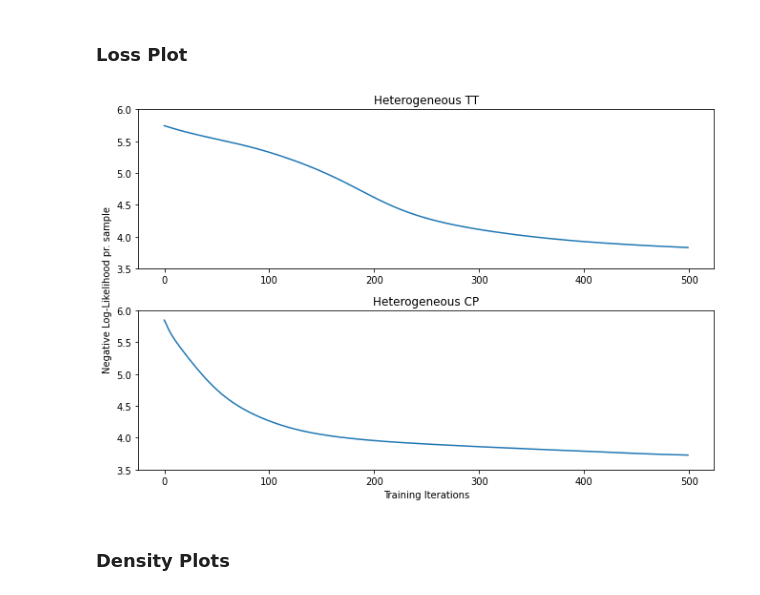
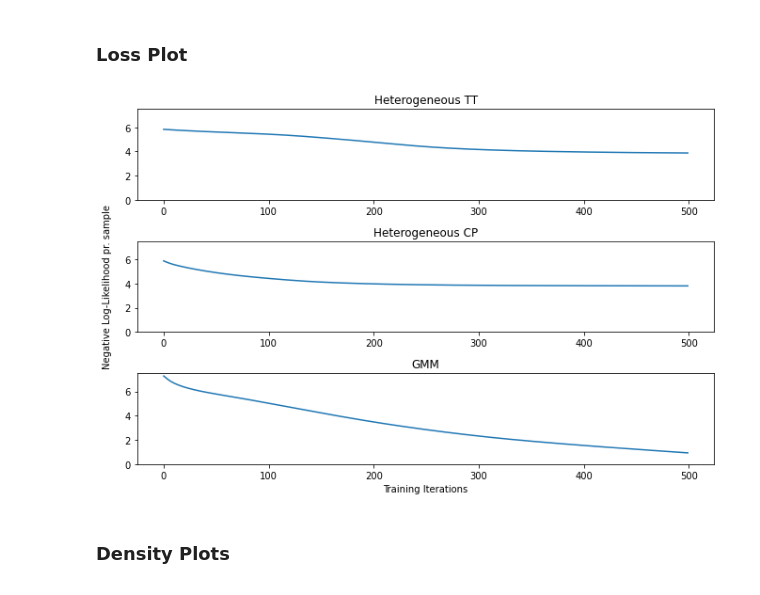
Before and after one commit to simonamtoft/tfde-tfp, a Jupyter notebook: notebooks/Heterogeneous Modelling.ipynb, the cells around one changed output. Cells and saved outputs as stored; diff of their text form; code cells hidden in the pictures.

```diff
--- a/notebooks/Heterogeneous Modelling.ipynb
+++ b/notebooks/Heterogeneous Modelling.ipynb
@@ -77,6 +77,21 @@ params_CP = [
         np.ones((K_CP, 3))
     ],
 ]
+
+params_GMM = [
+    [
+        np.random.uniform(-4, 4, (K_TT, K_TT)),
+        np.random.uniform(0, 4, (K_TT, K_TT))
+    ],
+    [
+        np.random.uniform(-4, 4, (K_TT, K_TT)),
+        np.random.uniform(0, 4, (K_TT, K_TT))
+    ],
+    [
+        np.random.uniform(-4, 4, (K_TT, K_TT)),
+        np.random.uniform(0, 4, (K_TT, K_TT))
+    ]
+]
 # %%
 # Define the modifyer used for each dimension
 # set to None for categorical
@@ -84,10 +99,16 @@ modifiers = {
     0: {1: tfm.softplus},
     1: {1: tfm.softplus}
 }
+modifiers_GMM = {
+    0: {1: tfm.softplus},
+    1: {1: tfm.softplus},
+    2: {1: tfm.softplus}
+}
 # %%
 # Instantiate models
 TT = m.TensorTrainGeneral(K_TT, dists, params_TT, modifiers)
 CP = m.CPGeneral(K_CP, dists, params_CP, modifiers)
+GMM = m.TensorTrainGeneral(K_TT, dists_GMM, params_GMM, modifiers_GMM)
 # %% [markdown]
 ## Fit models to data
 # %%
@@ -108,0 +130,3 @@ Final loss: 3.7275028228759766
+# %%
+# train GMM
+losses_GMM = GMM.fit(batched, EPOCHS, optimizer)
@@ -111,22 +137,25 @@ Final loss: 3.7275028228759766
 # %% [markdown]
 ### Loss Plot
 # %%
-f, ax = plt.subplots(2, 1, figsize=(9,6))
+f, ax = plt.subplots(3, 1, figsize=(9,6))
 ax[0].plot(losses_TT)
 ax[0].set_title("Heterogeneous TT")
-ax[0].set_ylim([3.5, 6])
+ax[0].set_ylim([0, 7.5])
 ax[1].plot(losses_CP)
 ax[1].set_title("Heterogeneous CP")
-ax[1].set_ylim([3.5, 6])
+ax[1].set_ylim([0, 7.5])
+ax[2].plot(losses_GMM)
+ax[2].set_title("GMM")
+ax[2].set_ylim([0, 7.5])
 f.tight_layout()
 f.add_subplot(111, frameon=False)
 # hide tick and tick label of the big axis
 plt.tick_params(labelcolor='none', which='both', top=False, bottom=False, left=False, right=False)
 plt.xlabel("Training Iterations")
 plt.ylabel("Negative Log-Likelihood pr. sample")
 plt.show()
 # %% [output]
-[figure, old version]
+[figure, new version]
 # %% [markdown]
 ### Density Plots
 # %%
```
Also changed, not shown: parts of 10 cells of this notebook, 1 other file.
